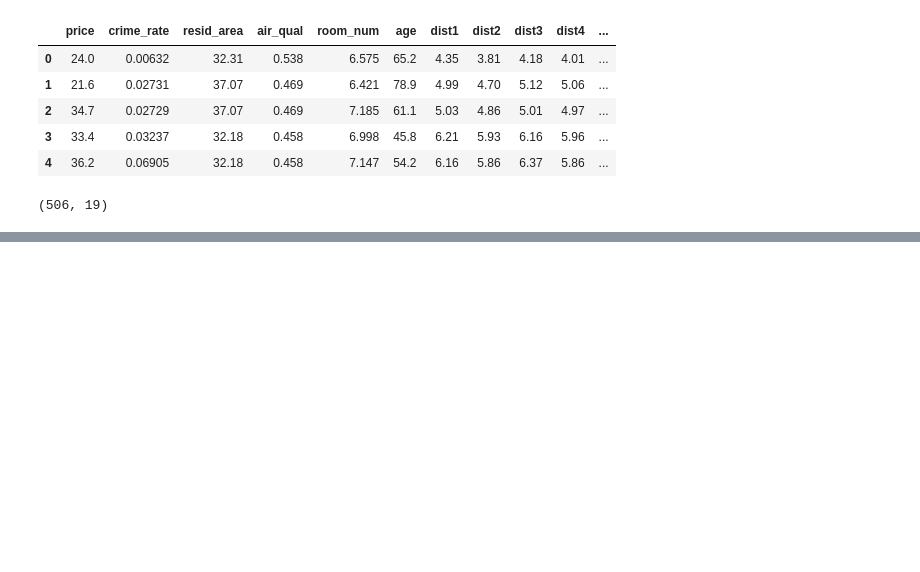
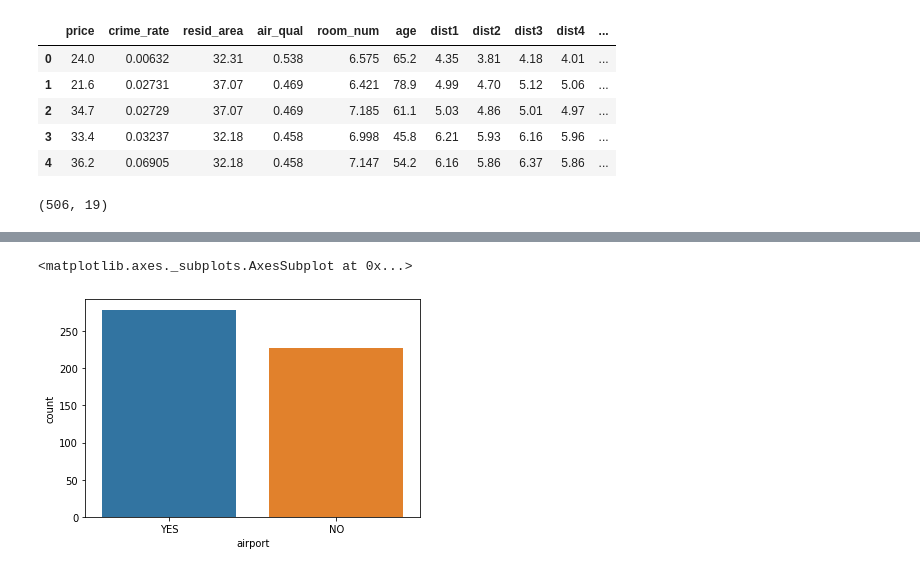
Before and after one commit to anmol0720/Linear-Regresssion, a Jupyter notebook: TensorFlow_with_GPU.ipynb, the cells around one changed output, grey strips where cells are left out. Cells and saved outputs as stored; diff of their text form; code cells hidden in the pictures; blank space fills up the shorter version.

```diff
--- a/TensorFlow_with_GPU.ipynb
+++ b/TensorFlow_with_GPU.ipynb
@@ -23,0 +55,5 @@ df.shape
+# %%
+sns.countplot(x='airport',data=df)
+# %% [output]
+<matplotlib.axes._subplots.AxesSubplot at 0x...>
+[figure, added]
```
Also changed, not shown: parts of 6 cells of this notebook.
